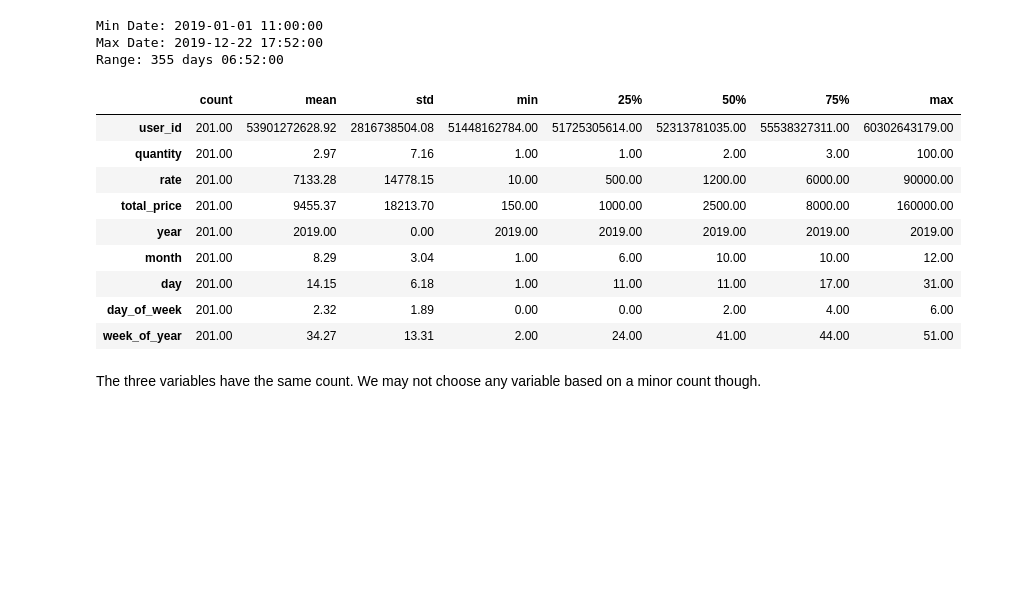
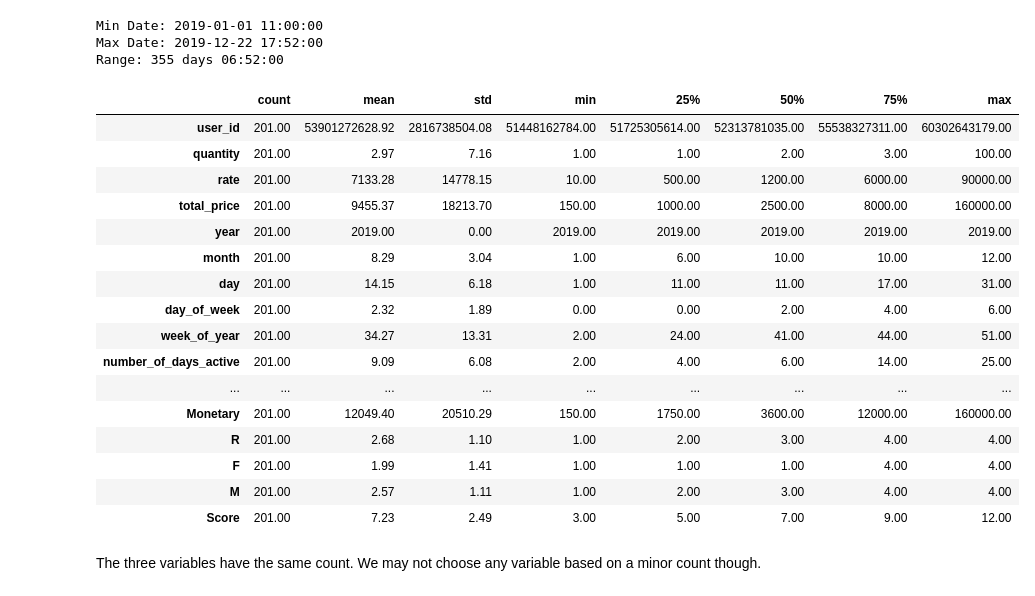
Before and after one commit to lucasquemelli/customer_propensity_purchase, a Jupyter notebook: customer_propensity_purchase.ipynb, the cells around one changed output. Saved outputs shown, nothing was run; the diff lists cells and outputs as text; code cells hidden in the pictures; blank space fills up the shorter version.

```diff
--- a/customer_propensity_purchase.ipynb
+++ b/customer_propensity_purchase.ipynb
@@ -1316,0 +1363,4 @@ df2.head(3)
+# %%
+RFM = RFM_Features(df=df2[df2['action']=='purchase'], customerID= "user_id", invoiceDate = "date_time", transID= "session_id", sales="total_price")
+print(RFM.shape)
+RFM.head()
@@ -1316,0 +1503,4 @@ df2.head(3)
+# %%
+df2 = pd.merge(df2, RFM, on='user_id', how='left')
+print(df2.shape)
+df2.head()
@@ -1364,0 +1570,13 @@ dtype: int64
+# %%
+# Null values imputation
+df2['avg_days_between_purchase'] = df2['avg_days_between_purchase'].fillna(-1)
+df2['Group'] = df2['Group'].fillna("-1")
+
+#df = pd.DataFrame({'Loyalty_Level': ['Platinum', 'Gold', 'Silver', 'Bronze', float('nan')]})
+#df['Loyalty_Level'] = df['Loyalty_Level'].astype('category', categories=['Platinum', 'Gold', 'Silver', 'Bronze'], ordered=False)
+#df['Loyalty_Level'] = df['Loyalty_Level'].cat.add_categories(['not_client'])
+#df['Loyalty_Level'] = df['Loyalty_Level'].fillna('not_client')
+#df2.drop(columns="Loyalty_Level", axis=1)
+
+df2 = df2.fillna(0)
+df2.isna().sum()
@@ -1399,5 +1773,5 @@ The main objectives of this section is:
 - To generate insights to the business team.
 - To evaluate features impact over the phenomenon.
 # %%
-df4 = df2.copy()
+df5 = df2.copy()
 # %%
@@ -1427,18 +1802,25 @@ Max Date: 2019-12-22 17:52:00
 Range: 355 days 06:52:00
 # %%
 pd.set_option('display.float_format', lambda x: '%.2f' % x)
-df4[df4["quantity"] > 0].describe().T
+df5[df5["quantity"] > 0].describe().T
 # %% [output]
 |  | count | mean | std | min | 25% | 50% | 75% | max |
 | user_id | 201.00 | 53901272628.92 | 2816738504.08 | 51448162784.00 | 51725305614.00 | 52313781035.00 | 55538327311.00 | 60302643179.00 |
 | quantity | 201.00 | 2.97 | 7.16 | 1.00 | 1.00 | 2.00 | 3.00 | 100.00 |
 | rate | 201.00 | 7133.28 | 14778.15 | 10.00 | 500.00 | 1200.00 | 6000.00 | 90000.00 |
 | total_price | 201.00 | 9455.37 | 18213.70 | 150.00 | 1000.00 | 2500.00 | 8000.00 | 160000.00 |
 | year | 201.00 | 2019.00 | 0.00 | 2019.00 | 2019.00 | 2019.00 | 2019.00 | 2019.00 |
 | month | 201.00 | 8.29 | 3.04 | 1.00 | 6.00 | 10.00 | 10.00 | 12.00 |
 | day | 201.00 | 14.15 | 6.18 | 1.00 | 11.00 | 11.00 | 17.00 | 31.00 |
 | day_of_week | 201.00 | 2.32 | 1.89 | 0.00 | 0.00 | 2.00 | 4.00 | 6.00 |
 | week_of_year | 201.00 | 34.27 | 13.31 | 2.00 | 24.00 | 41.00 | 44.00 | 51.00 |
+| number_of_days_active | 201.00 | 9.09 | 6.08 | 2.00 | 4.00 | 6.00 | 14.00 | 25.00 |
+| ... | ... | ... | ... | ... | ... | ... | ... | ... |
+| Monetary | 201.00 | 12049.40 | 20510.29 | 150.00 | 1750.00 | 3600.00 | 12000.00 | 160000.00 |
+| R | 201.00 | 2.68 | 1.10 | 1.00 | 2.00 | 3.00 | 4.00 | 4.00 |
+| F | 201.00 | 1.99 | 1.41 | 1.00 | 1.00 | 1.00 | 4.00 | 4.00 |
+| M | 201.00 | 2.57 | 1.11 | 1.00 | 2.00 | 3.00 | 4.00 | 4.00 |
+| Score | 201.00 | 7.23 | 2.49 | 3.00 | 5.00 | 7.00 | 9.00 | 12.00 |
 # %% [markdown]
 The three variables have the same count. We may not choose any variable based on a minor count though.
 # %%
```
Also changed, not shown: parts of 140 cells of this notebook.
